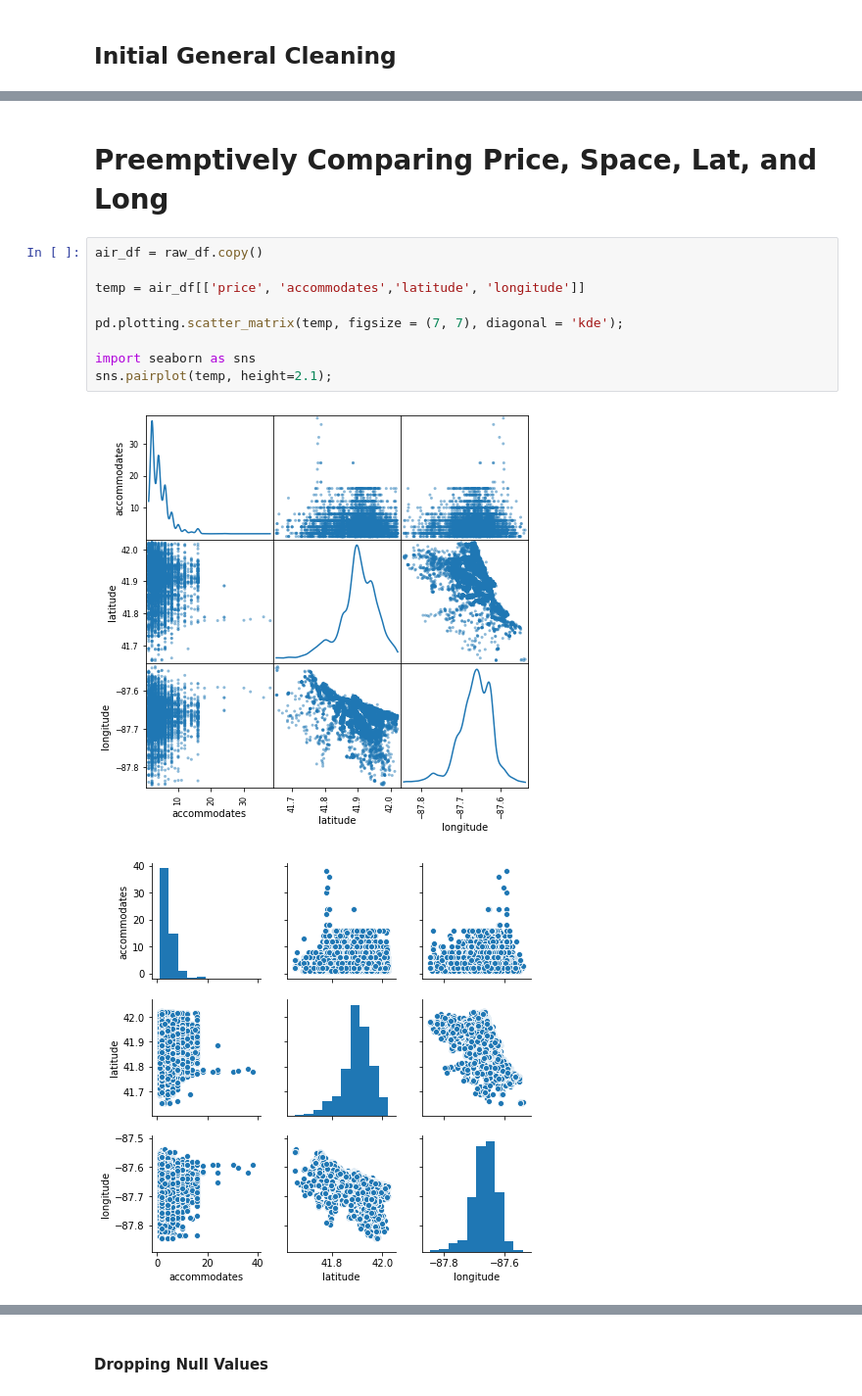
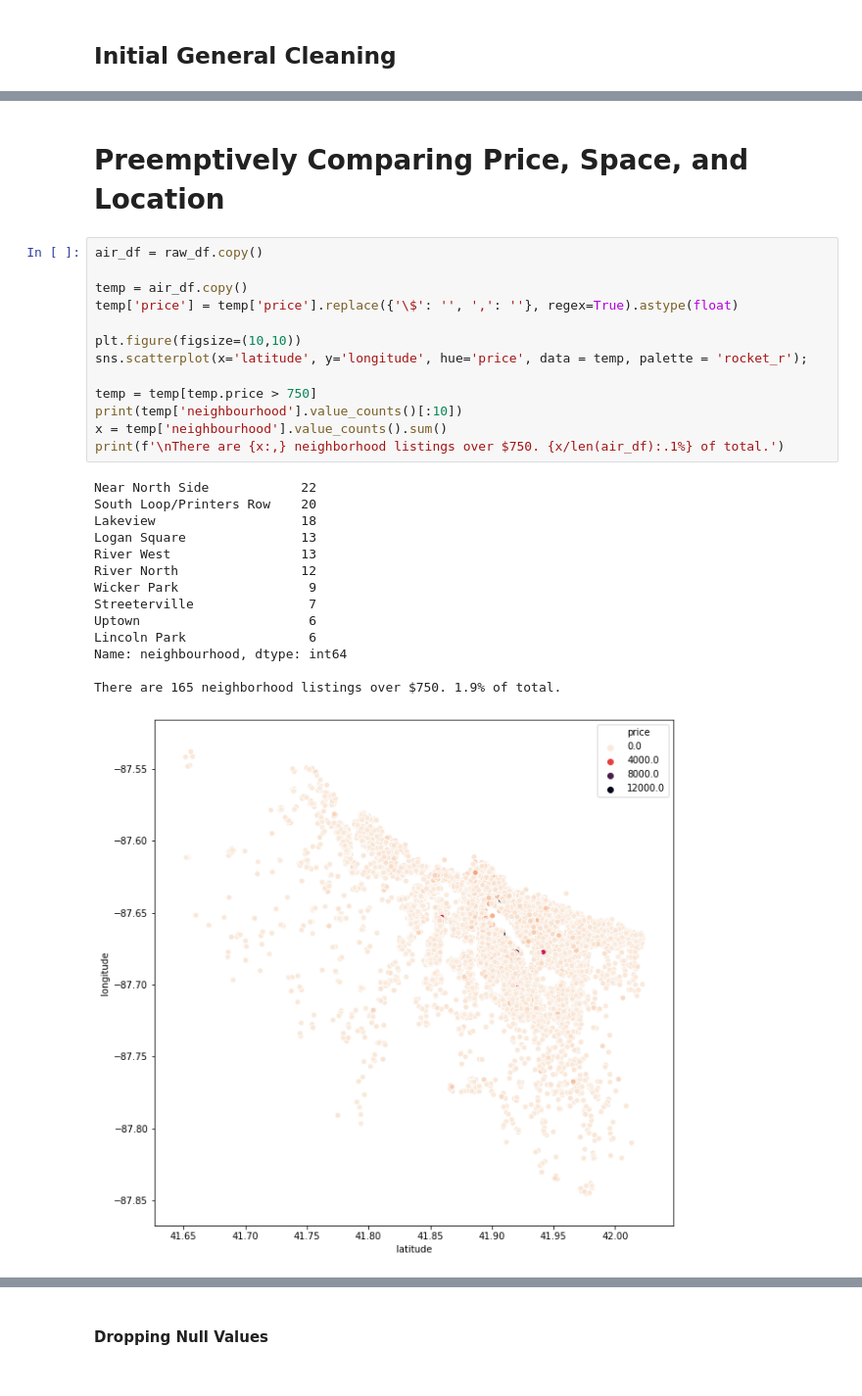
Before and after one commit to HeyPeterPark/NU_Project4, a Jupyter notebook: test_book_xgb.ipynb, the cells around one changed output, grey strips where cells are left out. Shown at 98% size. Drawn from its saved outputs; the diff is of its cells as text.

```diff
--- a/test_book_xgb.ipynb
+++ b/test_book_xgb.ipynb
@@ -39,16 +34,32 @@ None
 | 0 | 2384 | https://www.airbnb.com/rooms/2384 | 20190922191701 | 2019-09-22 | Hyde Park Private Room - Pleasant... | You are invited to be the sole Ai... | The private bedroom has a queen s... | You are invited to be the sole Ai... | ... |
 | 1 | 4505 | https://www.airbnb.com/rooms/4505 | 20190922191701 | 2019-09-22 | One Great Apartment. 377 Great Re... | We took the winter off, made thin... | We travel a lot, we know what peo... | We took the winter off, made thin... | ... |
 # %% [markdown]
-# Preemptively Comparing Price, Space, Lat, and Long
+# Preemptively Comparing Price, Space, and Location
-# %%
-air_df = raw_df.copy()
-
-temp = air_df[['price', 'accommodates','latitude', 'longitude']]
-
-pd.plotting.scatter_matrix(temp, figsize = (7, 7), diagonal = 'kde');
-
-import seaborn as sns
-sns.pairplot(temp, height=2.1);
-# %% [output]
-[figure, removed]
-[figure, removed]
+# %%
+air_df = raw_df.copy()
+
+temp = air_df.copy()
+temp['price'] = temp['price'].replace({'\$': '', ',': ''}, regex=True).astype(float)
+
+plt.figure(figsize=(10,10))
+sns.scatterplot(x='latitude', y='longitude', hue='price', data = temp, palette = 'rocket_r');
+
+temp = temp[temp.price > 750]
+print(temp['neighbourhood'].value_counts()[:10])
+x = temp['neighbourhood'].value_counts().sum()
+print(f'\nThere are {x:,} neighborhood listings over $750. {x/len(air_df):.1%} of total.')
+# %% [output]
+Near North Side            22
+South Loop/Printers Row    20
+Lakeview                   18
+Logan Square               13
+River West                 13
+River North                12
+Wicker Park                 9
+Streeterville               7
+Uptown                      6
+Lincoln Park                6
+Name: neighbourhood, dtype: int64
+
+There are 165 neighborhood listings over $750. 1.9% of total.
+[figure, added]
```
Also changed, not shown: parts of 66 cells of this notebook, 1 other file.
